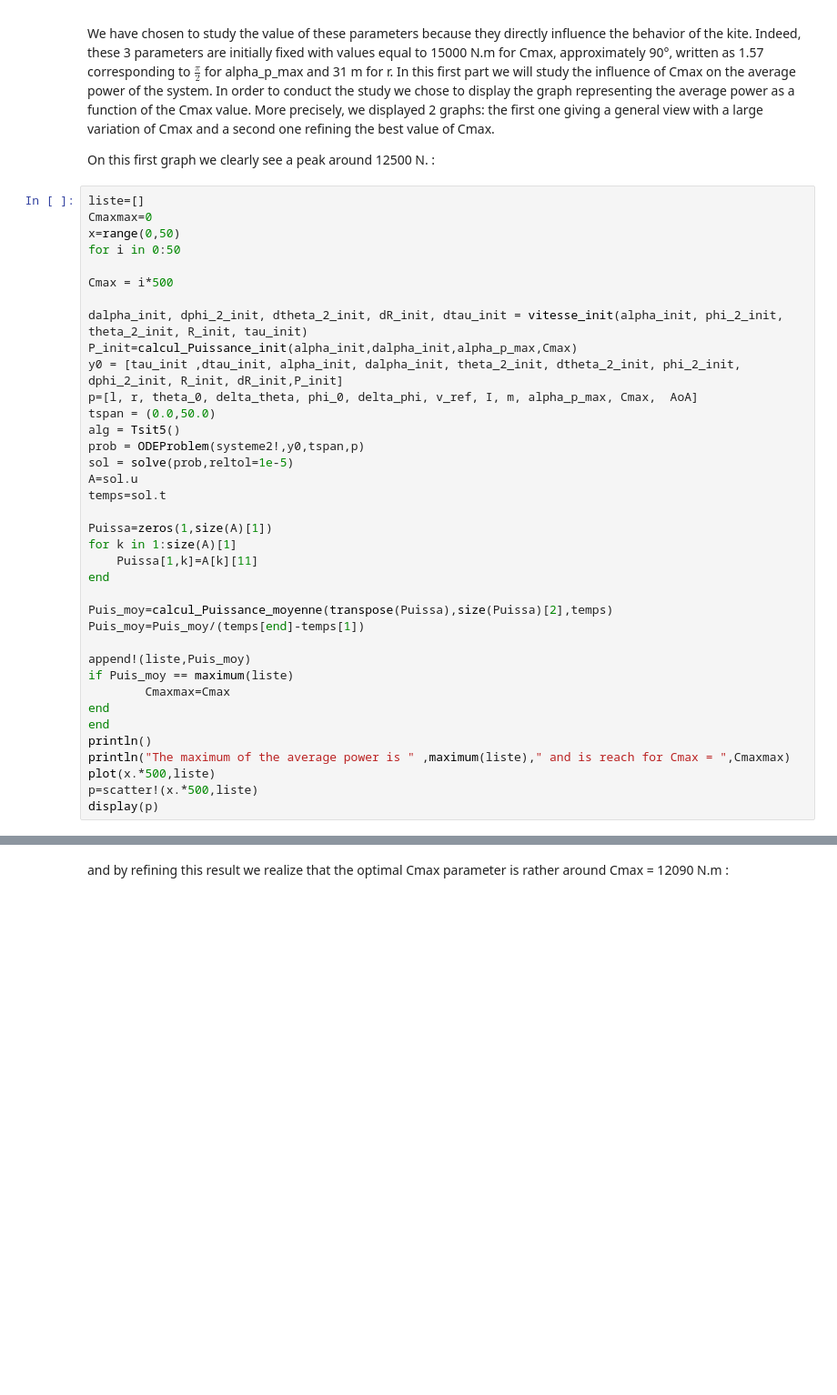
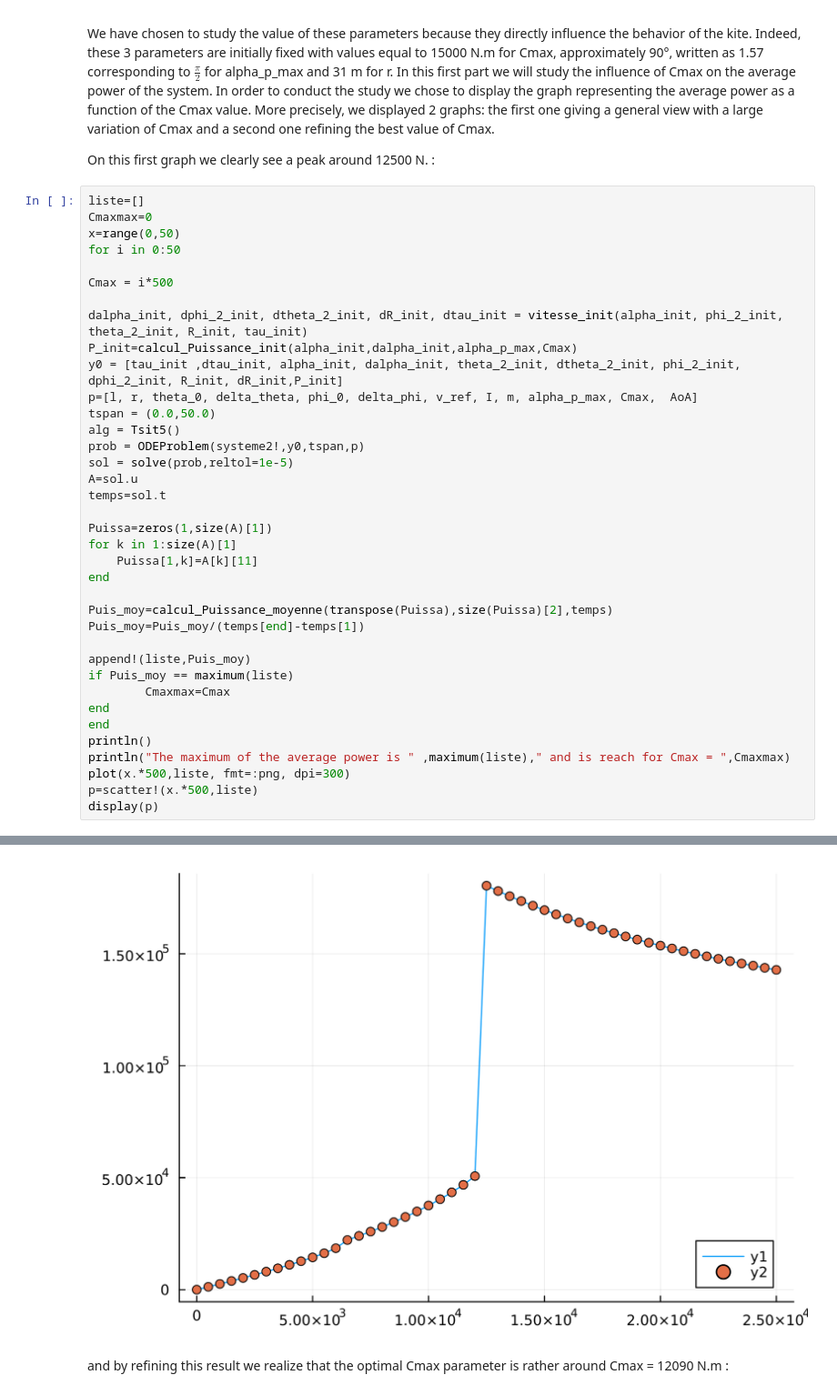
Before and after one commit to jbcaillau/jbcaillau.github.io, a Jupyter notebook: report-lheureux-mari.ipynb, the cells around one changed output, grey strips where cells are left out. Shown: that part at 91% size. Drawn from its saved outputs; the diff is of its cells as text; blank space fills up the shorter version.

```diff
--- a/report-lheureux-mari.ipynb
+++ b/report-lheureux-mari.ipynb
@@ -632,7 +647,7 @@ end
 end
 println()
 println("The maximum of the average power is " ,maximum(liste)," and is reach for Cmax = ",Cmaxmax)
-plot(x.*500,liste)
+plot(x.*500,liste, fmt=:png, dpi=300)
 p=scatter!(x.*500,liste)
 display(p)
 # %% [output]
@@ -640,3 +655,4 @@ LoadError: UndefVarError: phi_2_init not defined
+[figure, added]
 # %% [markdown]
 and by refining this result we realize that the optimal Cmax parameter is rather around Cmax = 12090 N.m :
 # %%
```
Also changed, not shown: parts of 14 cells of this notebook.
